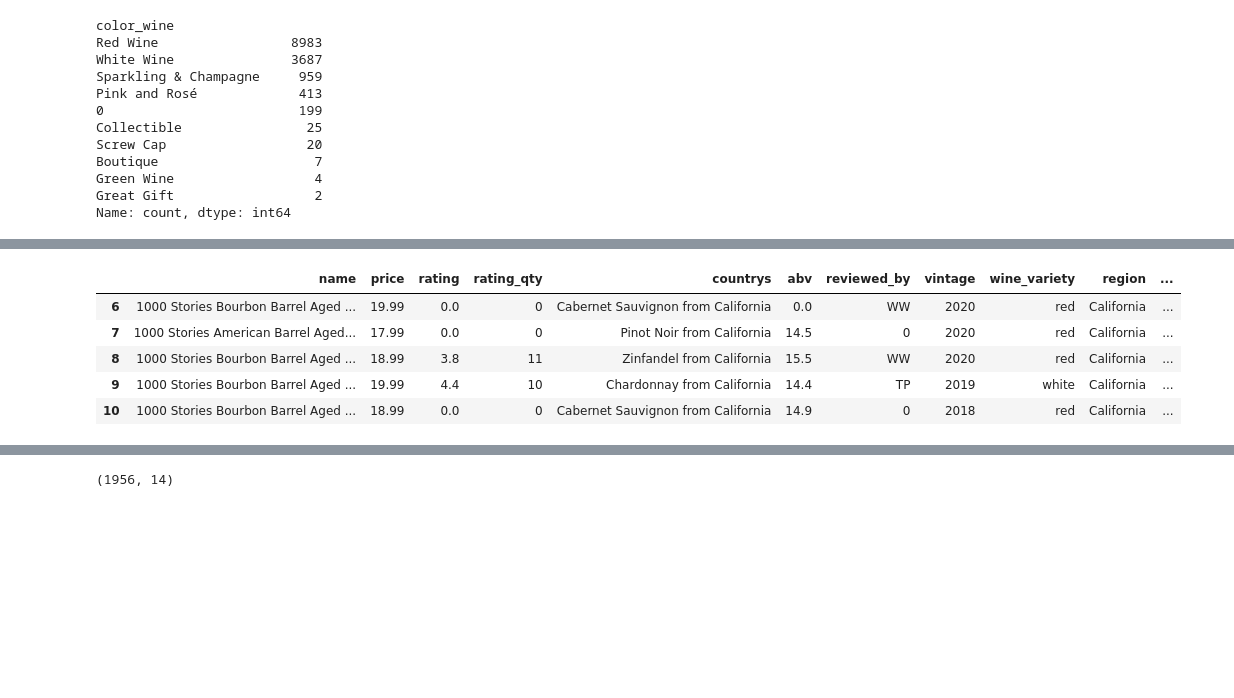
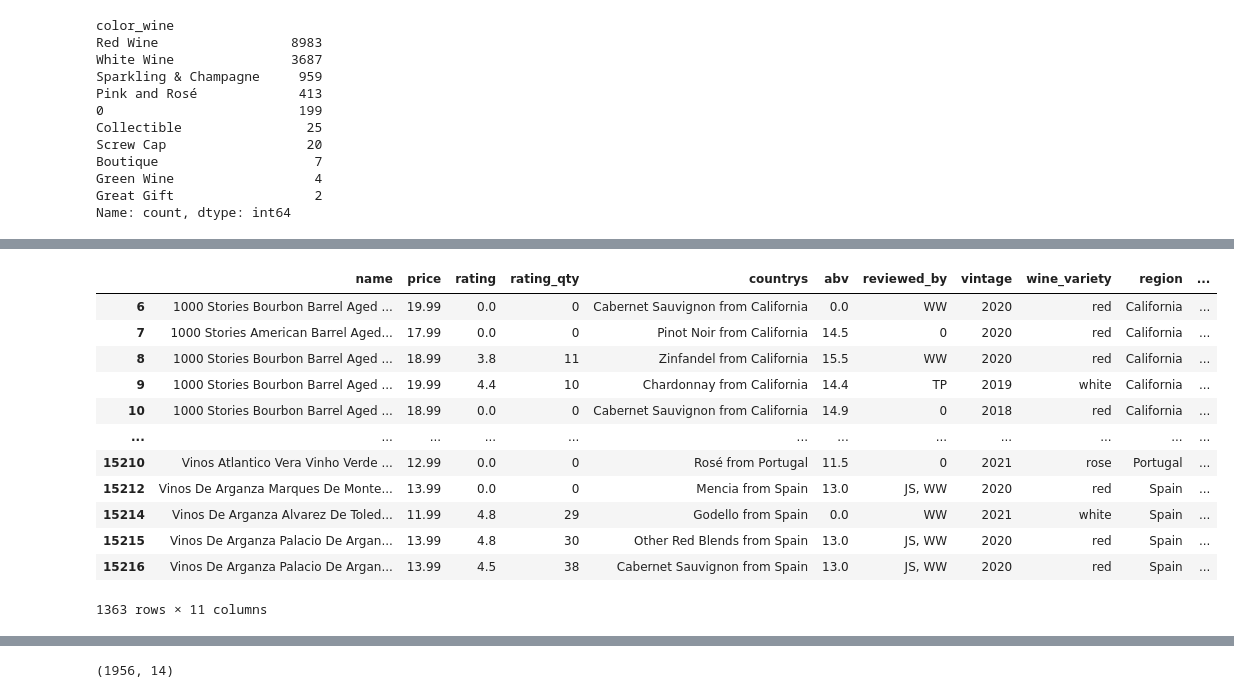
Before and after one commit to acdaniel864/capstone, a Jupyter notebook: code/01_data_cleaning.ipynb, the cells around one changed output, grey strips where cells are left out. Drawn from its saved outputs; the diff is of its cells as text; code cells hidden in the pictures; blank space fills up the shorter version.

```diff
--- a/code/01_data_cleaning.ipynb
+++ b/code/01_data_cleaning.ipynb
@@ -133,2 +117,2 @@ def get_wine_variety(x):
 # %%
-df_wine_com['wine_variety'] = df_wine_com['color_wine'].apply(get_wine_variety)
+df_wine_com['name'] = df_wine_com['name'].apply(cf.uniform_strings)
@@ -160,34 +119,11 @@ df_wine_com['name'] = df_wine_com['name'].apply(cf.uniform_strings)
-# %%
-# extract region name from country column
-def get_region(country):
-    from_index = country.lower().find('from')
-    comma_index = country.find(',')
-    if from_index!= -1 and comma_index!= -1:
-        return country[from_index+5:comma_index]
-    elif from_index!= -1:
-        return country[from_index+5:]
-    else:
-        return 'unknown'
-
-df_wine_com['region'] = df_wine_com['countrys'].apply(get_region)
-
-# drop 33 wines were region was not found
-df_wine_com = df_wine_com[df_wine_com['region'] != 'unknown'].copy()
+# %%
+df_wine_com['region'] = df_wine_com['countrys'].apply(cf.get_region)
+# Drop 33 wines where region was not found
+df_wine_com = df_wine_com[df_wine_com['region'] != 'unknown'].copy()
 # %%
-# extract country name from country column
-def get_country(country):
-    comma_index = country.find(',')
-    if comma_index == -1:
-        return 'unknown'
-    else:
-        return country.split(", ")[-1]
-
-
-df_wine_com['country'] = df_wine_com['countrys'].apply(get_country)
+# Extract country name from country column
+df_wine_com['country'] = df_wine_com['countrys'].apply(cf.get_country)
 df_wine_com['country'].value_counts()
-
-# drop 33 wines were region was not found
-#df_wine_com = df_wine_com[df_wine_com['region'] != 'unknown'].copy()
 # %% [output]
 country
 France          4128
@@ -210,12 +146,19 @@ Greece            62
 Canada             2
 Name: count, dtype: int64
 # %%
-# investigate the unknowns
-df_wine_com[df_wine_com['country'] == 'unknown'].head()
+# Investigate the unknown countries
+df_wine_com[df_wine_com['country'] == 'unknown']
 # %% [output]
 |  | name | price | rating | rating_qty | countrys | abv | reviewed_by | vintage | wine_variety | region | ... |
 | 6 | 1000 Stories Bourbon Barrel Aged ... | 19.99 | 0.0 | 0 | Cabernet Sauvignon from California | 0.0 | WW | 2020 | red | California | ... |
 | 7 | 1000 Stories American Barrel Aged... | 17.99 | 0.0 | 0 | Pinot Noir from California | 14.5 | 0 | 2020 | red | California | ... |
 | 8 | 1000 Stories Bourbon Barrel Aged ... | 18.99 | 3.8 | 11 | Zinfandel from California | 15.5 | WW | 2020 | red | California | ... |
 | 9 | 1000 Stories Bourbon Barrel Aged ... | 19.99 | 4.4 | 10 | Chardonnay from California | 14.4 | TP | 2019 | white | California | ... |
 | 10 | 1000 Stories Bourbon Barrel Aged ... | 18.99 | 0.0 | 0 | Cabernet Sauvignon from California | 14.9 | 0 | 2018 | red | California | ... |
+| ... | ... | ... | ... | ... | ... | ... | ... | ... | ... | ... | ... |
+| 15210 | Vinos Atlantico Vera Vinho Verde ... | 12.99 | 0.0 | 0 | Rosé from Portugal | 11.5 | 0 | 2021 | rose | Portugal | ... |
+| 15212 | Vinos De Arganza Marques De Monte... | 13.99 | 0.0 | 0 | Mencia from Spain | 13.0 | JS, WW | 2020 | red | Spain | ... |
+| 15214 | Vinos De Arganza Alvarez De Toled... | 11.99 | 4.8 | 29 | Godello from Spain | 0.0 | WW | 2021 | white | Spain | ... |
+| 15215 | Vinos De Arganza Palacio De Argan... | 13.99 | 4.8 | 30 | Other Red Blends from Spain | 13.0 | JS, WW | 2020 | red | Spain | ... |
+| 15216 | Vinos De Arganza Palacio De Argan... | 13.99 | 4.5 | 38 | Cabernet Sauvignon from Spain | 13.0 | JS, WW | 2020 | red | Spain | ... |
+1363 rows × 11 columns
```
Also changed, not shown: parts of 124 cells of this notebook, 17 other files.
